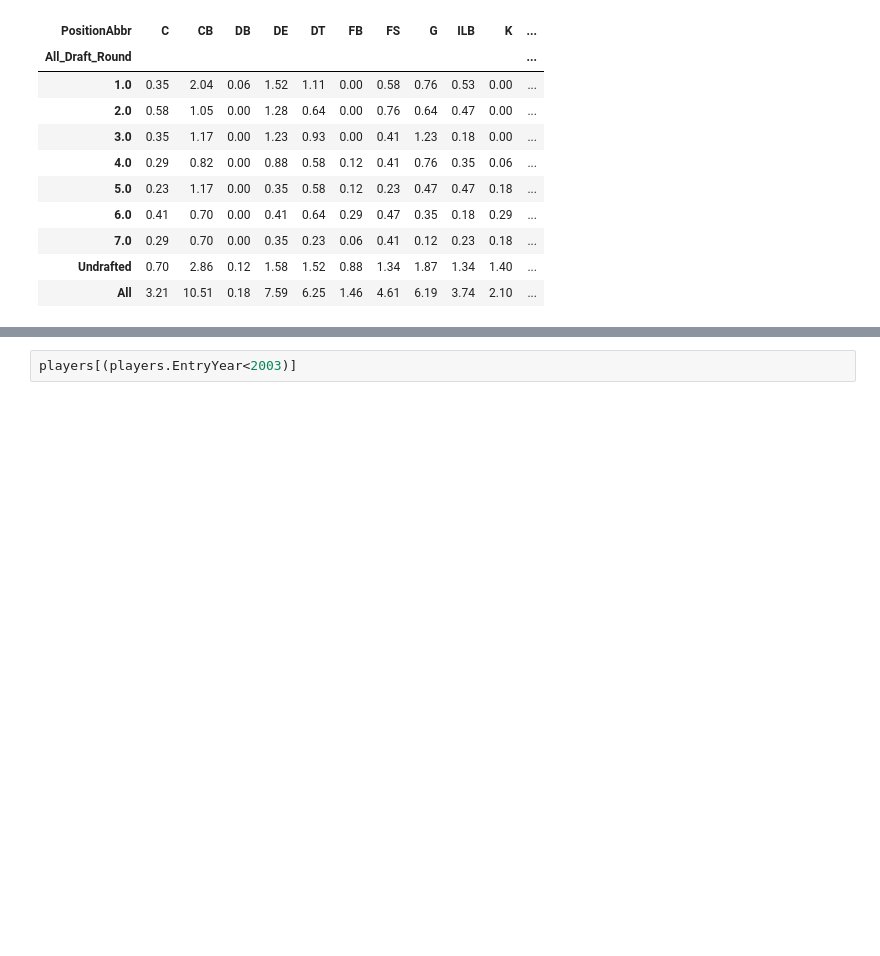
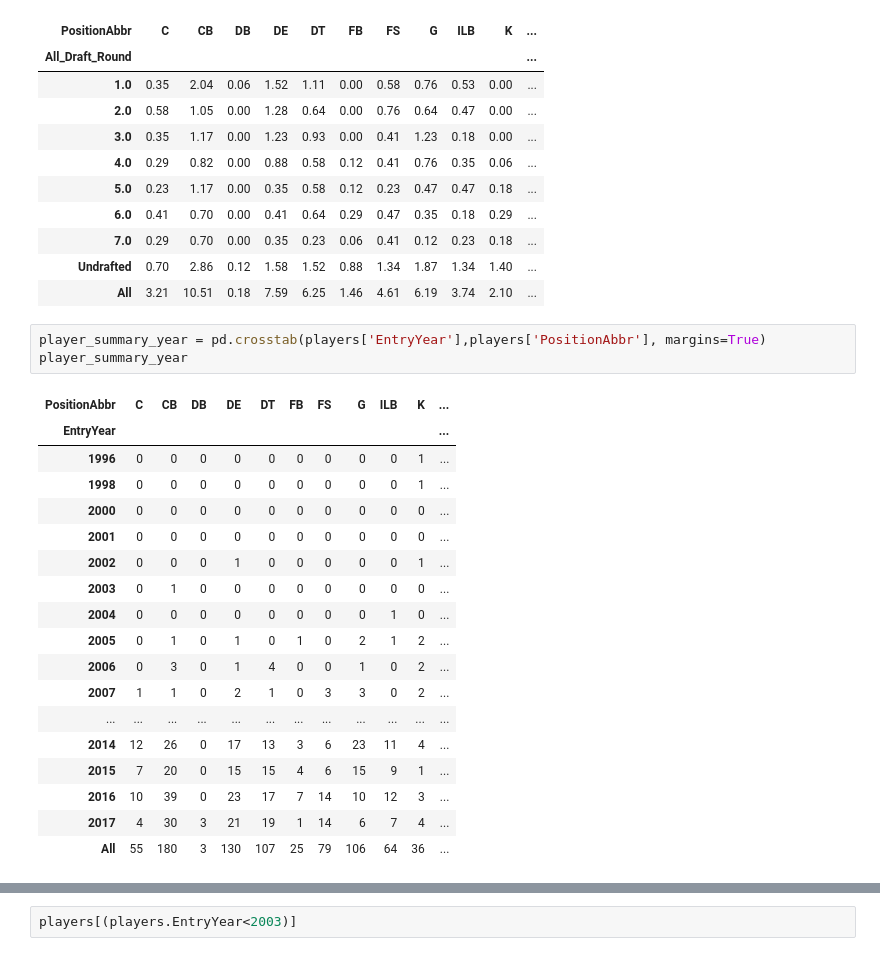
Before and after one commit to donw385/Big-Data-Bowl, a Jupyter notebook: Don_Wang_NFL_Data_Analysis.ipynb, the cells around one changed output, grey strips where cells are left out. Drawn from its saved outputs; the diff is of its cells as text; blank space fills up the shorter version.

```diff
--- a/Don_Wang_NFL_Data_Analysis.ipynb
+++ b/Don_Wang_NFL_Data_Analysis.ipynb
@@ -132,3 +149,25 @@ player_summary2
 | 7.0 | 0.29 | 0.70 | 0.00 | 0.35 | 0.23 | 0.06 | 0.41 | 0.12 | 0.23 | 0.18 | ... |
 | Undrafted | 0.70 | 2.86 | 0.12 | 1.58 | 1.52 | 0.88 | 1.34 | 1.87 | 1.34 | 1.40 | ... |
 | All | 3.21 | 10.51 | 0.18 | 7.59 | 6.25 | 1.46 | 4.61 | 6.19 | 3.74 | 2.10 | ... |
+# %%
+player_summary_year = pd.crosstab(players['EntryYear'],players['PositionAbbr'], margins=True)
+player_summary_year
+# %% [output]
+| PositionAbbr | C | CB | DB | DE | DT | FB | FS | G | ILB | K | ... |
+| EntryYear |  |  |  |  |  |  |  |  |  |  | ... |
+| 1996 | 0 | 0 | 0 | 0 | 0 | 0 | 0 | 0 | 0 | 1 | ... |
+| 1998 | 0 | 0 | 0 | 0 | 0 | 0 | 0 | 0 | 0 | 1 | ... |
+| 2000 | 0 | 0 | 0 | 0 | 0 | 0 | 0 | 0 | 0 | 0 | ... |
+| 2001 | 0 | 0 | 0 | 0 | 0 | 0 | 0 | 0 | 0 | 0 | ... |
+| 2002 | 0 | 0 | 0 | 1 | 0 | 0 | 0 | 0 | 0 | 1 | ... |
+| 2003 | 0 | 1 | 0 | 0 | 0 | 0 | 0 | 0 | 0 | 0 | ... |
+| 2004 | 0 | 0 | 0 | 0 | 0 | 0 | 0 | 0 | 1 | 0 | ... |
+| 2005 | 0 | 1 | 0 | 1 | 0 | 1 | 0 | 2 | 1 | 2 | ... |
+| 2006 | 0 | 3 | 0 | 1 | 4 | 0 | 0 | 1 | 0 | 2 | ... |
+| 2007 | 1 | 1 | 0 | 2 | 1 | 0 | 3 | 3 | 0 | 2 | ... |
+| ... | ... | ... | ... | ... | ... | ... | ... | ... | ... | ... | ... |
+| 2014 | 12 | 26 | 0 | 17 | 13 | 3 | 6 | 23 | 11 | 4 | ... |
+| 2015 | 7 | 20 | 0 | 15 | 15 | 4 | 6 | 15 | 9 | 1 | ... |
+| 2016 | 10 | 39 | 0 | 23 | 17 | 7 | 14 | 10 | 12 | 3 | ... |
+| 2017 | 4 | 30 | 3 | 21 | 19 | 1 | 14 | 6 | 7 | 4 | ... |
+| All | 55 | 180 | 3 | 130 | 107 | 25 | 79 | 106 | 64 | 36 | ... |
```
Also changed, not shown: parts of 9 cells of this notebook.
